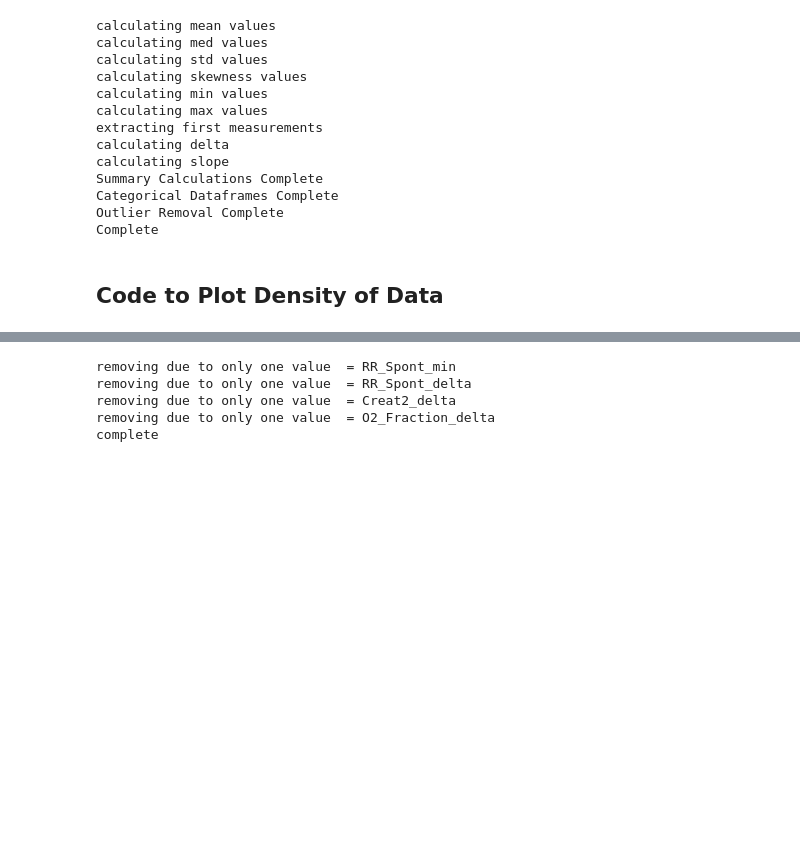
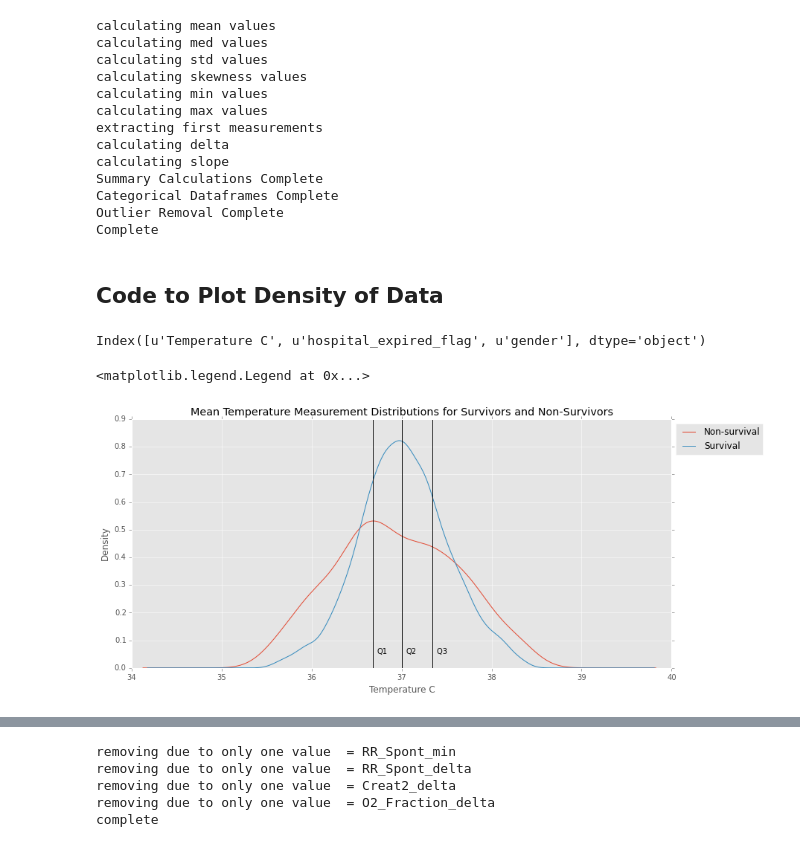
Before and after one commit to RJBeetel3/mimic3_analysis, a Jupyter notebook: CHARTEVENTS_FIRST24.ipynb, the cells around one changed output, grey strips where cells are left out. Saved outputs shown, nothing was run; the diff lists cells and outputs as text; code cells hidden in the pictures; blank space fills up the shorter version.

Commit message:
adding additional figures in the notebooks for use in the final report

```diff
--- a/CHARTEVENTS_FIRST24.ipynb
+++ b/CHARTEVENTS_FIRST24.ipynb
@@ -464,3 +464,42 @@ Outlier Removal Complete
 Complete
 # %% [markdown]
 ## Code to Plot Density of Data
+# %%
+mean_dict['TempC_mean'].columns
+# %% [output]
+Index([u'Temperature C', u'hospital_expired_flag', u'gender'], dtype='object')
+# %%
+frame = 'TempC_mean'
+col = 'Temperature C'
+
+dummy = mean_dict[frame]
+x25 = dummy[col].dropna().quantile(0.25)
+x50 = dummy[col].dropna().quantile(0.50)
+x75 = dummy[col].dropna().quantile(0.75)
+
+
+
+plt.subplots(figsize=(13,6))
+
+dummy[dummy.hospital_expired_flag==1][col].dropna().plot.kde(
+        alpha=1.0,label='Non-survival')
+dummy[dummy.hospital_expired_flag==0][col].dropna().plot.kde(
+        alpha=1.0,label='Survival')
+
+plt.axvline(x = x25, color='k', linestyle='-')
+plt.text(x25+0.05,0.05,'Q1',rotation=0)
+plt.axvline(x = x50, color = 'k', linestyle = '-')
+plt.text(x50+0.05,0.05,'Q2',rotation=0)
+plt.axvline(x = x75, color = 'k', linestyle = '-')
+plt.text(x75+0.05,0.05,'Q3 ',rotation=0)
+
+#plt.plot((x25, x25), (y1, y2), 'k-')
+        # add title, labels etc.
+#plt.title('{} measurement on ICU admission '.format(col) +
+#                'vs ICU mortality \n')
+plt.title('Mean Temperature Measurement Distributions for Survivors and Non-Survivors ')
+plt.xlabel(col)
+plt.legend(loc="upper left", bbox_to_anchor=(1,1),fontsize=12)
+# %% [output]
+<matplotlib.legend.Legend at 0x...>
+[figure, added]
```
Also changed, not shown: parts of 1 cell of this notebook, 3 other files.
